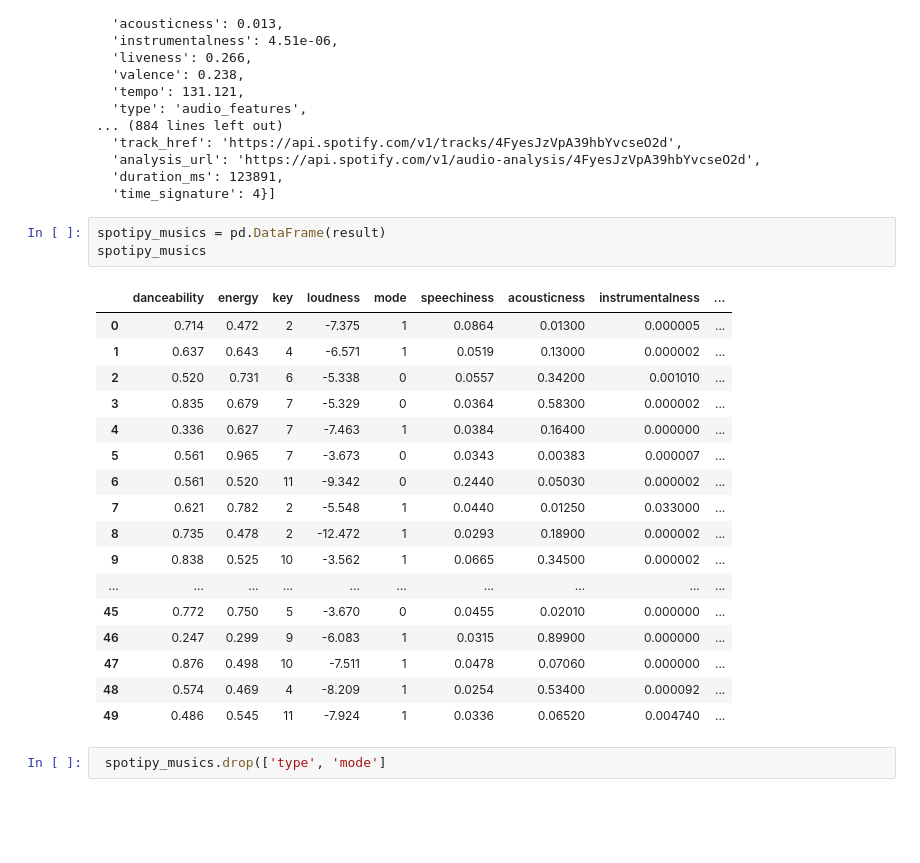
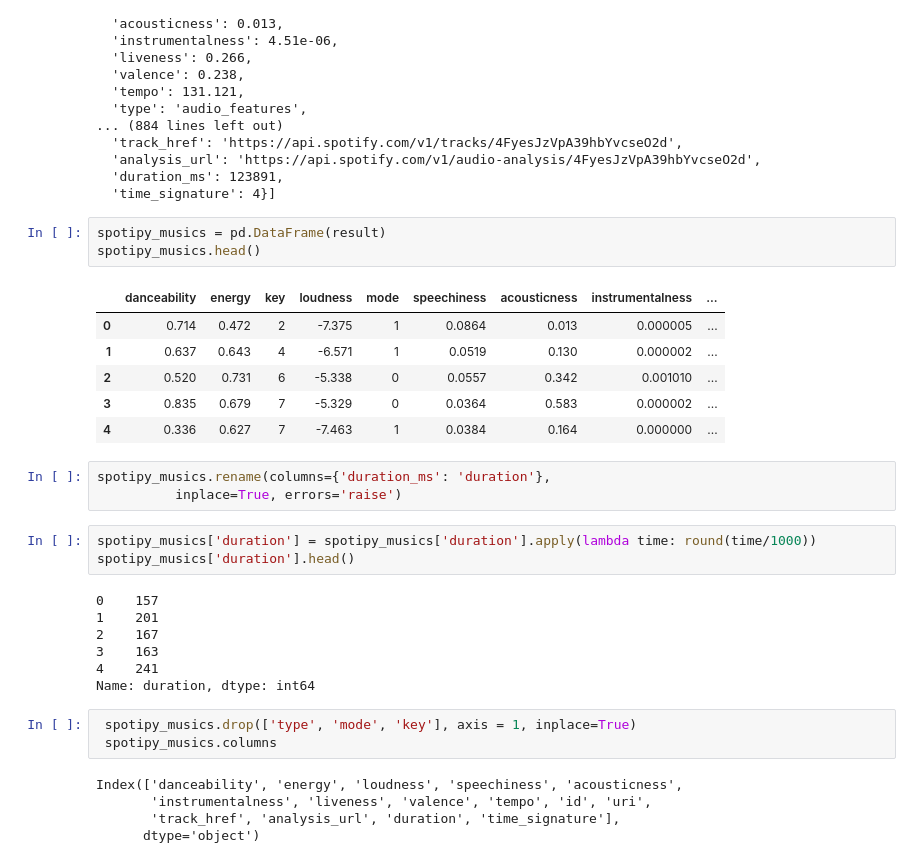
Before and after one commit to Sebastiao199/Project4WebScrapStats, a Jupyter notebook: spotify_sebastiao.ipynb, the cells around one changed output. Saved outputs shown, nothing was run; the diff lists cells and outputs as text; blank space fills up the shorter version.

```diff
--- a/spotify_sebastiao.ipynb
+++ b/spotify_sebastiao.ipynb
@@ -368,24 +370,32 @@ result
   'time_signature': 4}]
 # %%
 spotipy_musics = pd.DataFrame(result)
-spotipy_musics
+spotipy_musics.head()
 # %% [output]
 |  | danceability | energy | key | loudness | mode | speechiness | acousticness | instrumentalness | ... |
-| 0 | 0.714 | 0.472 | 2 | -7.375 | 1 | 0.0864 | 0.01300 | 0.000005 | ... |
-| 1 | 0.637 | 0.643 | 4 | -6.571 | 1 | 0.0519 | 0.13000 | 0.000002 | ... |
-| 2 | 0.520 | 0.731 | 6 | -5.338 | 0 | 0.0557 | 0.34200 | 0.001010 | ... |
-| 3 | 0.835 | 0.679 | 7 | -5.329 | 0 | 0.0364 | 0.58300 | 0.000002 | ... |
-| 4 | 0.336 | 0.627 | 7 | -7.463 | 1 | 0.0384 | 0.16400 | 0.000000 | ... |
-| 5 | 0.561 | 0.965 | 7 | -3.673 | 0 | 0.0343 | 0.00383 | 0.000007 | ... |
-| 6 | 0.561 | 0.520 | 11 | -9.342 | 0 | 0.2440 | 0.05030 | 0.000002 | ... |
-| 7 | 0.621 | 0.782 | 2 | -5.548 | 1 | 0.0440 | 0.01250 | 0.033000 | ... |
-| 8 | 0.735 | 0.478 | 2 | -12.472 | 1 | 0.0293 | 0.18900 | 0.000002 | ... |
-| 9 | 0.838 | 0.525 | 10 | -3.562 | 1 | 0.0665 | 0.34500 | 0.000002 | ... |
-| ... | ... | ... | ... | ... | ... | ... | ... | ... | ... |
-| 45 | 0.772 | 0.750 | 5 | -3.670 | 0 | 0.0455 | 0.02010 | 0.000000 | ... |
-| 46 | 0.247 | 0.299 | 9 | -6.083 | 1 | 0.0315 | 0.89900 | 0.000000 | ... |
-| 47 | 0.876 | 0.498 | 10 | -7.511 | 1 | 0.0478 | 0.07060 | 0.000000 | ... |
-| 48 | 0.574 | 0.469 | 4 | -8.209 | 1 | 0.0254 | 0.53400 | 0.000092 | ... |
-| 49 | 0.486 | 0.545 | 11 | -7.924 | 1 | 0.0336 | 0.06520 | 0.004740 | ... |
+| 0 | 0.714 | 0.472 | 2 | -7.375 | 1 | 0.0864 | 0.013 | 0.000005 | ... |
+| 1 | 0.637 | 0.643 | 4 | -6.571 | 1 | 0.0519 | 0.130 | 0.000002 | ... |
+| 2 | 0.520 | 0.731 | 6 | -5.338 | 0 | 0.0557 | 0.342 | 0.001010 | ... |
+| 3 | 0.835 | 0.679 | 7 | -5.329 | 0 | 0.0364 | 0.583 | 0.000002 | ... |
+| 4 | 0.336 | 0.627 | 7 | -7.463 | 1 | 0.0384 | 0.164 | 0.000000 | ... |
+# %%
+spotipy_musics.rename(columns={'duration_ms': 'duration'},
+          inplace=True, errors='raise')
+# %%
+spotipy_musics['duration'] = spotipy_musics['duration'].apply(lambda time: round(time/1000))
+spotipy_musics['duration'].head()
+# %% [output]
+0    157
+1    201
+2    167
+3    163
+4    241
+Name: duration, dtype: int64
 # %%
- spotipy_musics.drop(['type', 'mode']
+ spotipy_musics.drop(['type', 'mode', 'key'], axis = 1, inplace=True)
+ spotipy_musics.columns
+# %% [output]
+Index(['danceability', 'energy', 'loudness', 'speechiness', 'acousticness',
+       'instrumentalness', 'liveness', 'valence', 'tempo', 'id', 'uri',
+       'track_href', 'analysis_url', 'duration', 'time_signature'],
+      dtype='object')
```
Also changed, not shown: parts of 8 cells of this notebook.
